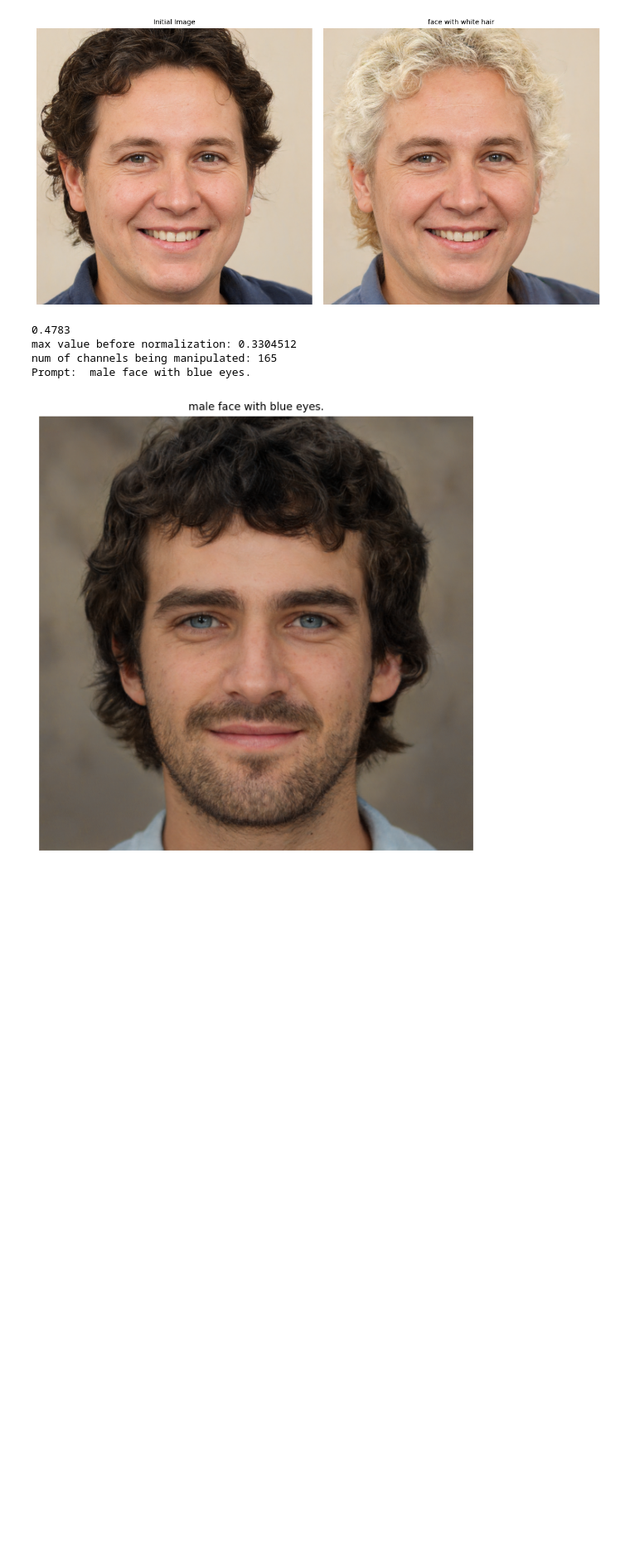
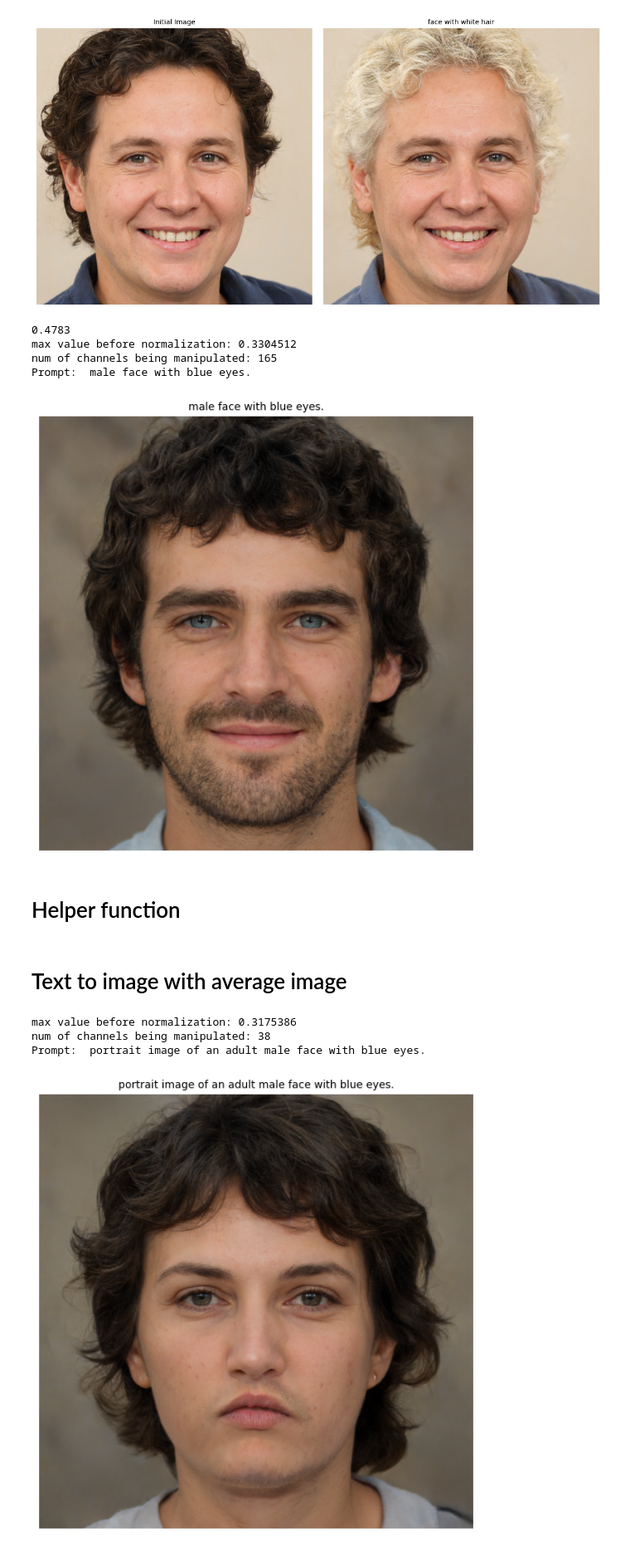
Before and after one commit to RashmikaDushan/stylegan2-ada-pytorch, a Jupyter notebook: style_clip.ipynb, the cells around one changed output. Shown at 83% size. Saved outputs shown, nothing was run; the diff lists cells and outputs as text; code cells hidden in the pictures; blank space fills up the shorter version.

Commit message:
feat: add text to image generation with avg face embeddings

```diff
--- a/style_clip.ipynb
+++ b/style_clip.ipynb
@@ -289,7 +290,7 @@ prompts = np.array(
 )
 
 clip2styles_mapper = Clip2StyleMapper().to(device)
-clip2styles_mapper.load_state_dict(torch.load('out\mapping_network_2layer_1stage_linear_2.pth'))
+clip2styles_mapper.load_state_dict(torch.load('out/mapping_network_3layer_1stage_non_linear.pth'))
 
 def ManipulateImages(classnames, model, clip2styles_matrix, style_vecs_initial, beta, alpha):
     clip_direction = GetClipDirection(
@@ -347,3 +348,52 @@ max value before normalization: 0.3304512
 num of channels being manipulated: 165
 Prompt:  male face with blue eyes.
 [figure]
+# %% [markdown]
+# Helper function
+# %%
+def GetClipDirections(clip_embeddings):
+    '''clip_embeddings = [target_embedding_tensor, neutral_embedding_tensor] each [batch, 512]'''
+    target = clip_embeddings[0]
+    neutral = clip_embeddings[1]
+
+    target = target / (target.norm(dim=1, keepdim=True) + 1e-8)
+    neutral = neutral / (neutral.norm(dim=1, keepdim=True) + 1e-8)
+
+    clip_directions = target - neutral
+
+    clip_directions = clip_directions / (clip_directions.norm(dim=1, keepdim=True) + 1e-8)
+
+    return clip_directions[0]
+# %% [markdown]
+# Text to image with average image
+# %%
+z = torch.zeros(1, 512).to(device)
+style_vecs_avg = style_generator(z, truncation=0.5)
+image_avg = style_synthesis(style_vecs_avg)
+image_avg_resized = F.interpolate(image_avg, size=(224, 224), mode='bicubic', align_corners=False)
+
+filename = "init"
+neutral = "female face with eyes"
+
+image_prompt = "portrait image of an adult male face with blue eyes."
+beta, alpha = 0.25, 4
+
+text_features = zeroshot_classifier([image_prompt, neutral], imagenet_templates,model).t()
+image_embedding = model.encode_image(image_avg_resized).float()  # shape [1, 512]
+image_embedding /= image_embedding.norm(dim=-1, keepdim=True)
+
+clip_direction = GetClipDirections([text_features[0].unsqueeze(0), image_embedding]) # Get the CLIP direction vector for the target - neutral classes
+
+style_direction, num_c = GetStyleDirectionModel(clip2styles_matrix, clip_direction, threshold=beta, clip2styles_model=clip2styles_mapper) # Get the style space direction corresponding to the CLIP direction
+
+style_vecs_start = CalcStyleVectors(style_vecs_avg, style_direction, alpha) # Manipulate the style vectors in the direction of the style_direction with the given alpha and beta | shape = layers, num_images, steps,  feature_dimensions
+
+generated_image_start = style_synthesis(style_vecs_start)
+
+print("Prompt: ",image_prompt)
+plot_tensor_images(generated_image_start, titles=[image_prompt], cols=2, figsize=6)
+# %% [output]
+max value before normalization: 0.3175386
+num of channels being manipulated: 38
+Prompt:  portrait image of an adult male face with blue eyes.
+[figure, added]
```
Also changed, not shown: parts of 1 cell of this notebook.
